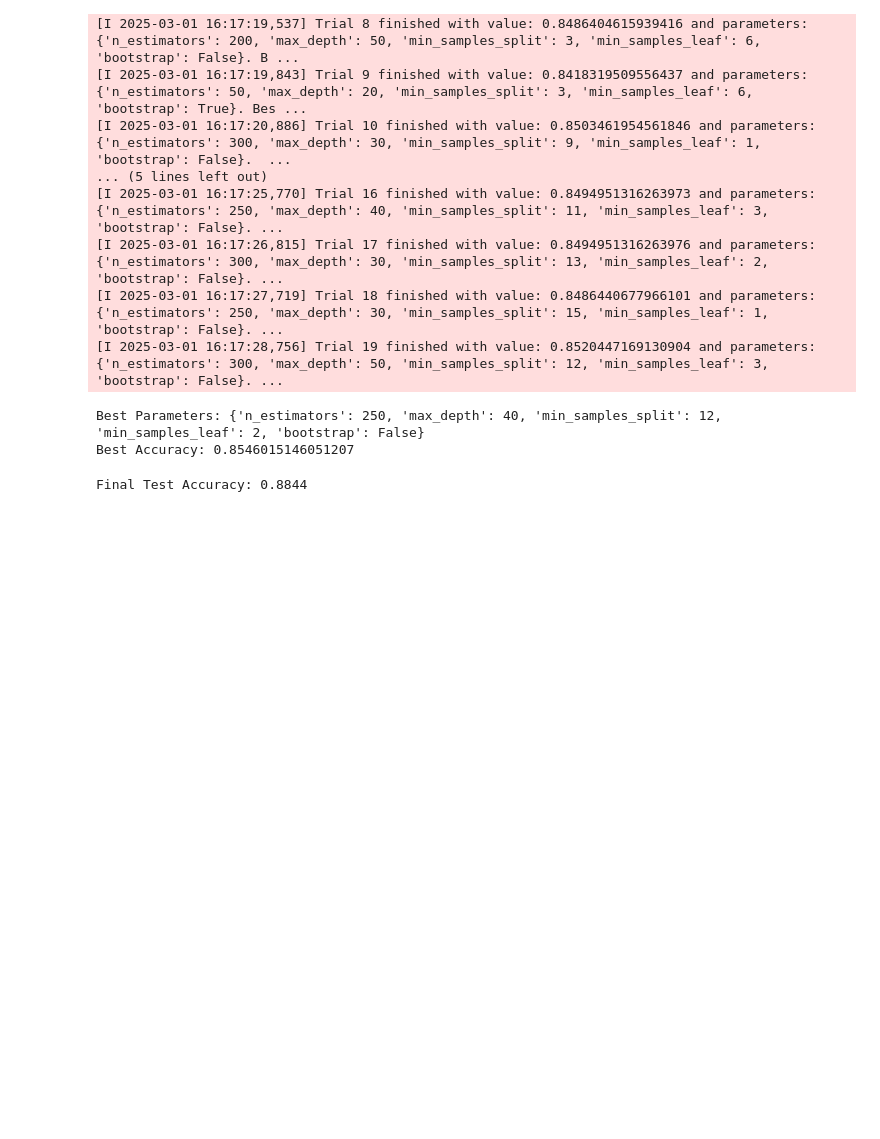
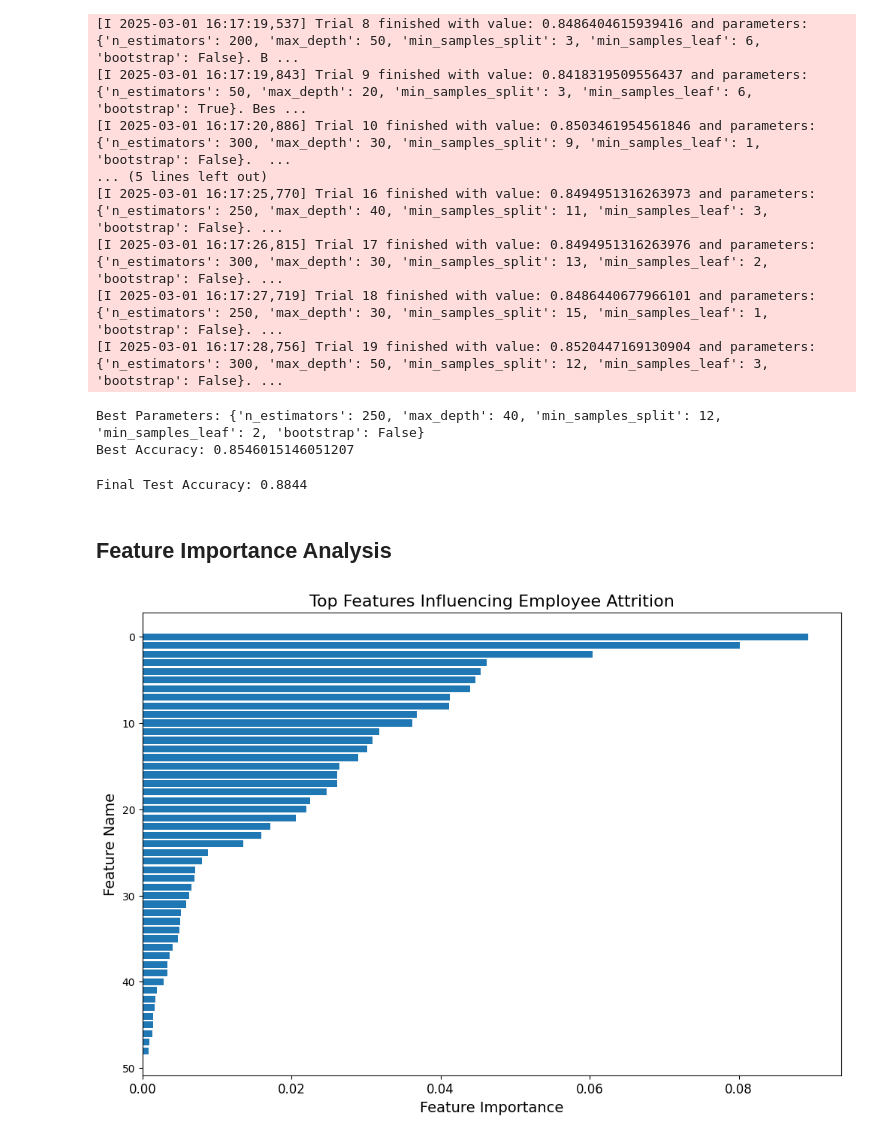
Before and after one commit to BarraHarrison/Employee-Attrition, a Jupyter notebook: employee_attrition.ipynb, the cells around one changed output. Drawn from its saved outputs; the diff is of its cells as text; code cells hidden in the pictures; blank space fills up the shorter version.

Commit message:
Playing around with matplotlib to visualize the features that influence employee attrition the most

```diff
--- a/employee_attrition.ipynb
+++ b/employee_attrition.ipynb
@@ -351,3 +351,25 @@ test_accuracy = best_rf_optuna.score(x_test, y_test)
 print(f"Final Test Accuracy: {test_accuracy:.4f}")
 # %% [output]
 Final Test Accuracy: 0.8844
+# %% [markdown]
+## Feature Importance Analysis
+# %%
+import matplotlib.pyplot as plt
+import numpy as np
+
+feature_importances = best_rf_optuna.feature_importances_
+feature_names = x_train.columns
+
+sorted_indices = np.argsort(feature_importances)[::-1]
+
+plt.figure(figsize=(12, 8))
+plt.barh(range(len(sorted_indices)), feature_importances[sorted_indices], align="center")
+plt.xlabel("Feature Importance", fontsize=14)
+plt.ylabel("Feature Name", fontsize=14)
+plt.title("Top Features Influencing Employee Attrition", fontsize=16)
+plt.xticks(fontsize=12)
+plt.yticks(fontsize=10)
+plt.gca().invert_yaxis()
+plt.show()
+# %% [output]
+[figure, added]
```
